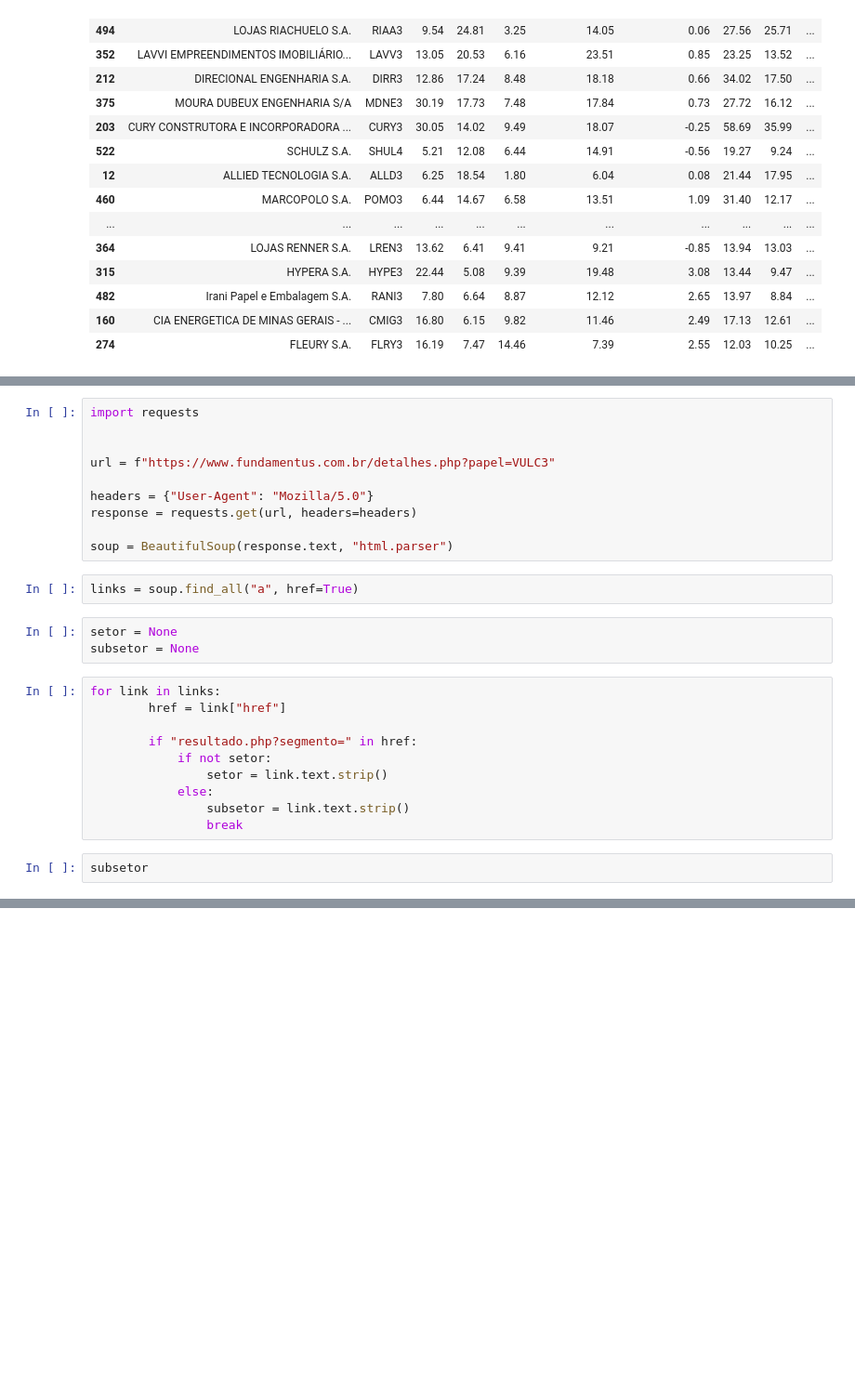
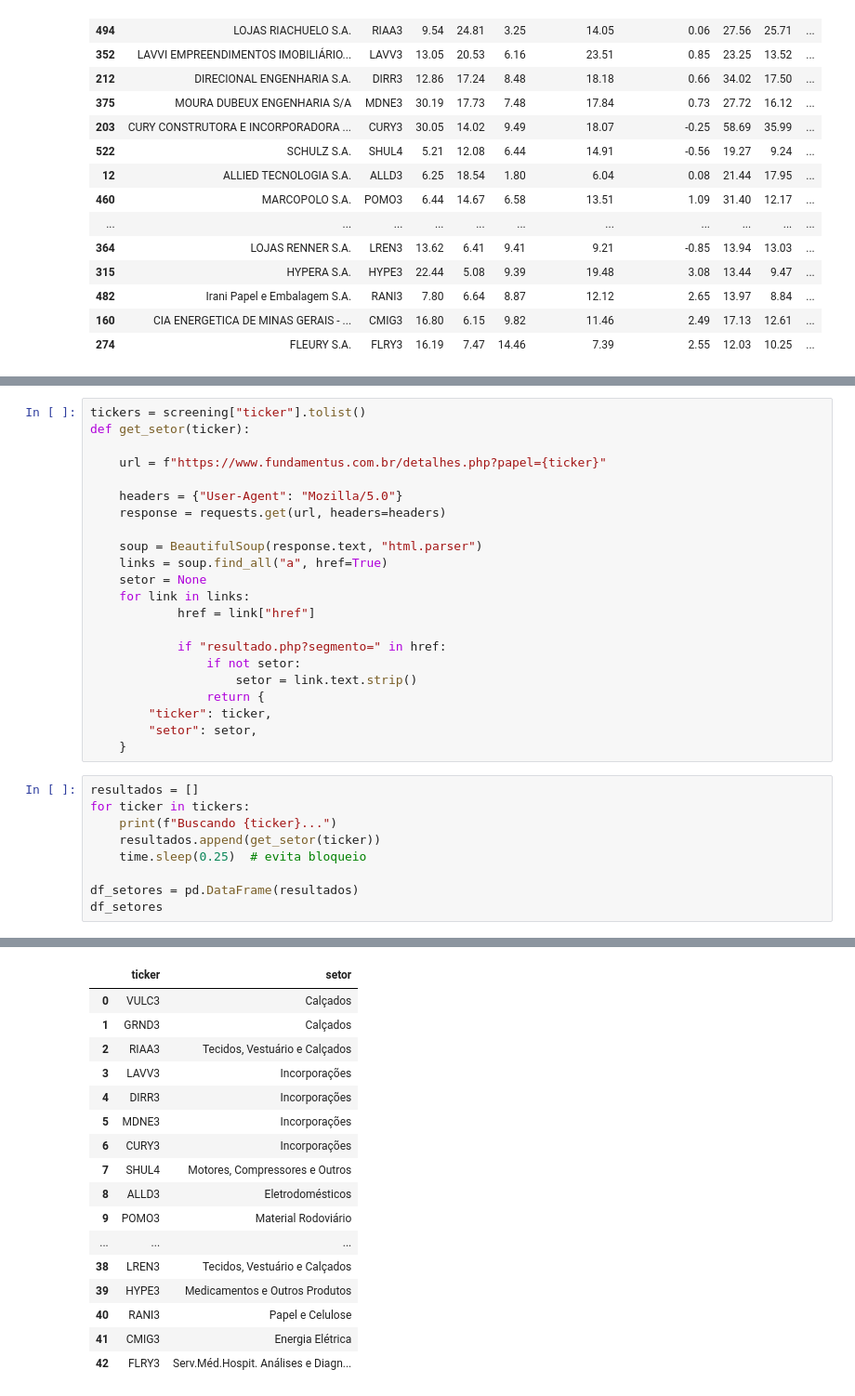
Before and after one commit to LuanCarusi/extracao-de-acoes, a Jupyter notebook: analise_de_acoes/esqueleto_screening_geral.ipynb, the cells around one changed output, grey strips where cells are left out. Shown at 93% size. Drawn from its saved outputs; the diff is of its cells as text; blank space fills up the shorter version.

Commit message:
Criando a função "get_setor"

```diff
--- a/analise_de_acoes/esqueleto_screening_geral.ipynb
+++ b/analise_de_acoes/esqueleto_screening_geral.ipynb
@@ -88,27 +86,32 @@ tickers = screening["ticker"].tolist()
-# %%
-import requests
-
-
-url = f"https://www.fundamentus.com.br/detalhes.php?papel=VULC3"
-
-headers = {"User-Agent": "Mozilla/5.0"}
-response = requests.get(url, headers=headers)
-
-soup = BeautifulSoup(response.text, "html.parser")
-# %%
-links = soup.find_all("a", href=True)
-# %%
-setor = None
-subsetor = None
-# %%
-for link in links:
-        href = link["href"]
-
-        if "resultado.php?segmento=" in href:
-            if not setor:
-                setor = link.text.strip()
-            else:
-                subsetor = link.text.strip()
-                break
+# %%
+tickers = screening["ticker"].tolist()
+def get_setor(ticker):
+
+    url = f"https://www.fundamentus.com.br/detalhes.php?papel={ticker}"
+
+    headers = {"User-Agent": "Mozilla/5.0"}
+    response = requests.get(url, headers=headers)
+
+    soup = BeautifulSoup(response.text, "html.parser")
+    links = soup.find_all("a", href=True)
+    setor = None
+    for link in links:
+            href = link["href"]
+
+            if "resultado.php?segmento=" in href:
+                if not setor:
+                    setor = link.text.strip()
+                return {
+        "ticker": ticker,
+        "setor": setor,
+    }
 # %%
-subsetor
+resultados = []
+for ticker in tickers:
+    print(f"Buscando {ticker}...")
+    resultados.append(get_setor(ticker))
+    time.sleep(0.25)  # evita bloqueio
+
+df_setores = pd.DataFrame(resultados)
+df_setores
+# %% [output]
@@ -114,0 +135,17 @@ subsetor
+|  | ticker | setor |
+| 0 | VULC3 | Calçados |
+| 1 | GRND3 | Calçados |
+| 2 | RIAA3 | Tecidos, Vestuário e Calçados |
+| 3 | LAVV3 | Incorporações |
+| 4 | DIRR3 | Incorporações |
+| 5 | MDNE3 | Incorporações |
+| 6 | CURY3 | Incorporações |
+| 7 | SHUL4 | Motores, Compressores e Outros |
+| 8 | ALLD3 | Eletrodomésticos |
+| 9 | POMO3 | Material Rodoviário |
+| ... | ... | ... |
+| 38 | LREN3 | Tecidos, Vestuário e Calçados |
+| 39 | HYPE3 | Medicamentos e Outros Produtos |
+| 40 | RANI3 | Papel e Celulose |
+| 41 | CMIG3 | Energia Elétrica |
+| 42 | FLRY3 | Serv.Méd.Hospit. Análises e Diagn... |
```
Also changed, not shown: parts of 3 cells of this notebook.
